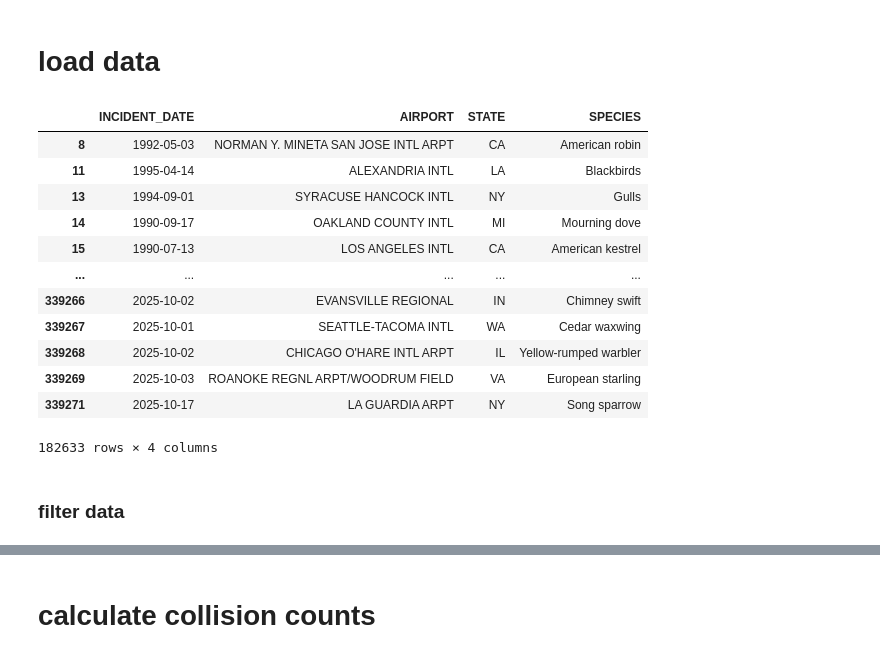
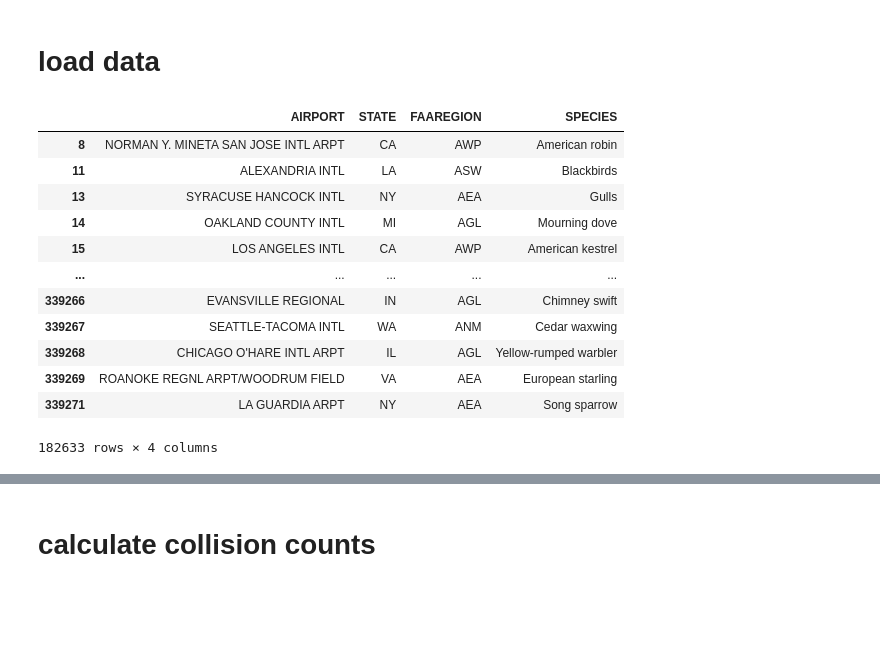
Before and after one commit to green-638/inst414-semester-project, a Jupyter notebook: semester_project.ipynb, the cells around one changed output, grey strips where cells are left out. Drawn from its saved outputs; the diff is of its cells as text; code cells hidden in the pictures; blank space fills up the shorter version.

```diff
--- a/semester_project.ipynb
+++ b/semester_project.ipynb
@@ -10,26 +9,25 @@ import numpy as np
 # load data
 # %%
 df = pd.read_csv('/Users/connorhall/datasets/inst414/module 3 assignment/Public.csv',
-                 usecols=['SPECIES', 'AIRPORT', 'STATE', 'INCIDENT_DATE'])
+                 usecols=['SPECIES', 'AIRPORT', 'STATE', 'FAAREGION'])
 df = df.dropna()
 
 # remove unknown species
 df = df[(~df['SPECIES'].str.contains('unknown|perching birds', case=False)) &
         (~df['AIRPORT'].str.contains('unknown', case=False))]
+
 df
 # %% [output]
-|  | INCIDENT_DATE | AIRPORT | STATE | SPECIES |
-| 8 | 1992-05-03 | NORMAN Y. MINETA SAN JOSE INTL ARPT | CA | American robin |
-| 11 | 1995-04-14 | ALEXANDRIA INTL | LA | Blackbirds |
-| 13 | 1994-09-01 | SYRACUSE HANCOCK INTL | NY | Gulls |
-| 14 | 1990-09-17 | OAKLAND COUNTY INTL | MI | Mourning dove |
-| 15 | 1990-07-13 | LOS ANGELES INTL | CA | American kestrel |
+|  | AIRPORT | STATE | FAAREGION | SPECIES |
+| 8 | NORMAN Y. MINETA SAN JOSE INTL ARPT | CA | AWP | American robin |
+| 11 | ALEXANDRIA INTL | LA | ASW | Blackbirds |
+| 13 | SYRACUSE HANCOCK INTL | NY | AEA | Gulls |
+| 14 | OAKLAND COUNTY INTL | MI | AGL | Mourning dove |
+| 15 | LOS ANGELES INTL | CA | AWP | American kestrel |
 | ... | ... | ... | ... | ... |
-| 339266 | 2025-10-02 | EVANSVILLE REGIONAL | IN | Chimney swift |
-| 339267 | 2025-10-01 | SEATTLE-TACOMA INTL | WA | Cedar waxwing |
-| 339268 | 2025-10-02 | CHICAGO O'HARE INTL ARPT | IL | Yellow-rumped warbler |
-| 339269 | 2025-10-03 | ROANOKE REGNL ARPT/WOODRUM FIELD | VA | European starling |
-| 339271 | 2025-10-17 | LA GUARDIA ARPT | NY | Song sparrow |
+| 339266 | EVANSVILLE REGIONAL | IN | AGL | Chimney swift |
+| 339267 | SEATTLE-TACOMA INTL | WA | ANM | Cedar waxwing |
+| 339268 | CHICAGO O'HARE INTL ARPT | IL | AGL | Yellow-rumped warbler |
+| 339269 | ROANOKE REGNL ARPT/WOODRUM FIELD | VA | AEA | European starling |
+| 339271 | LA GUARDIA ARPT | NY | AEA | Song sparrow |
 182633 rows × 4 columns
-# %% [markdown]
-### filter data
```
Also changed, not shown: parts of 16 cells of this notebook.
